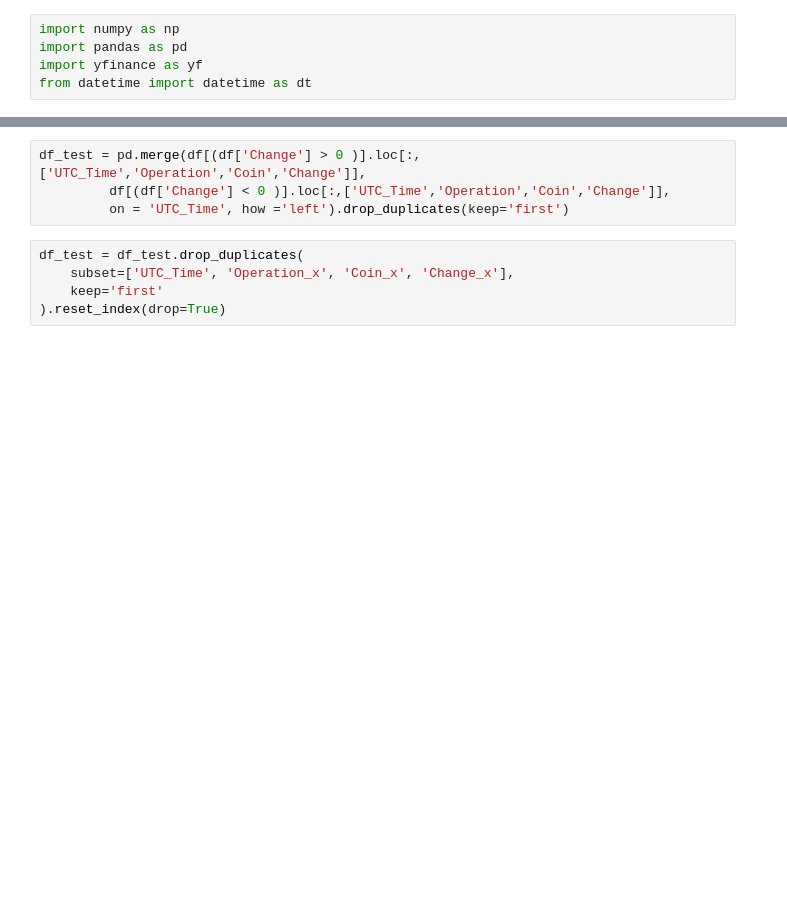
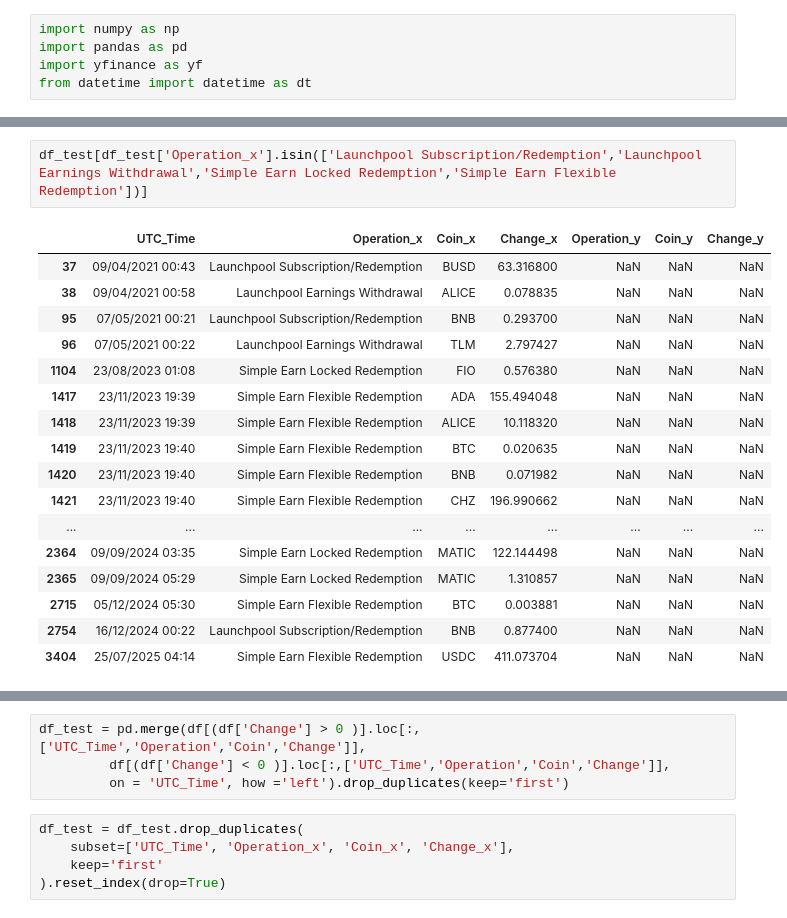
Before and after one commit to MyGoDisR/transaction_analysis_v2, a Jupyter notebook: binance_trans.ipynb, the cells around one changed output, grey strips where cells are left out. Cells and saved outputs as stored; diff of their text form; blank space fills up the shorter version.

```diff
--- a/binance_trans.ipynb
+++ b/binance_trans.ipynb
@@ -56,0 +166,20 @@ df['Change'] = df['Change'].astype(str).str.strip(' ').str.replace(',','.').asty
+# %%
+df_test[df_test['Operation_x'].isin(['Launchpool Subscription/Redemption','Launchpool Earnings Withdrawal','Simple Earn Locked Redemption','Simple Earn Flexible Redemption'])]
+# %% [output]
+|  | UTC_Time | Operation_x | Coin_x | Change_x | Operation_y | Coin_y | Change_y |
+| 37 | 09/04/2021 00:43 | Launchpool Subscription/Redemption | BUSD | 63.316800 | NaN | NaN | NaN |
+| 38 | 09/04/2021 00:58 | Launchpool Earnings Withdrawal | ALICE | 0.078835 | NaN | NaN | NaN |
+| 95 | 07/05/2021 00:21 | Launchpool Subscription/Redemption | BNB | 0.293700 | NaN | NaN | NaN |
+| 96 | 07/05/2021 00:22 | Launchpool Earnings Withdrawal | TLM | 2.797427 | NaN | NaN | NaN |
+| 1104 | 23/08/2023 01:08 | Simple Earn Locked Redemption | FIO | 0.576380 | NaN | NaN | NaN |
+| 1417 | 23/11/2023 19:39 | Simple Earn Flexible Redemption | ADA | 155.494048 | NaN | NaN | NaN |
+| 1418 | 23/11/2023 19:39 | Simple Earn Flexible Redemption | ALICE | 10.118320 | NaN | NaN | NaN |
+| 1419 | 23/11/2023 19:40 | Simple Earn Flexible Redemption | BTC | 0.020635 | NaN | NaN | NaN |
+| 1420 | 23/11/2023 19:40 | Simple Earn Flexible Redemption | BNB | 0.071982 | NaN | NaN | NaN |
+| 1421 | 23/11/2023 19:40 | Simple Earn Flexible Redemption | CHZ | 196.990662 | NaN | NaN | NaN |
+| ... | ... | ... | ... | ... | ... | ... | ... |
+| 2364 | 09/09/2024 03:35 | Simple Earn Locked Redemption | MATIC | 122.144498 | NaN | NaN | NaN |
+| 2365 | 09/09/2024 05:29 | Simple Earn Locked Redemption | MATIC | 1.310857 | NaN | NaN | NaN |
+| 2715 | 05/12/2024 05:30 | Simple Earn Flexible Redemption | BTC | 0.003881 | NaN | NaN | NaN |
+| 2754 | 16/12/2024 00:22 | Launchpool Subscription/Redemption | BNB | 0.877400 | NaN | NaN | NaN |
+| 3404 | 25/07/2025 04:14 | Simple Earn Flexible Redemption | USDC | 411.073704 | NaN | NaN | NaN |
```
Also changed, not shown: parts of 48 cells of this notebook, 20 other files.
